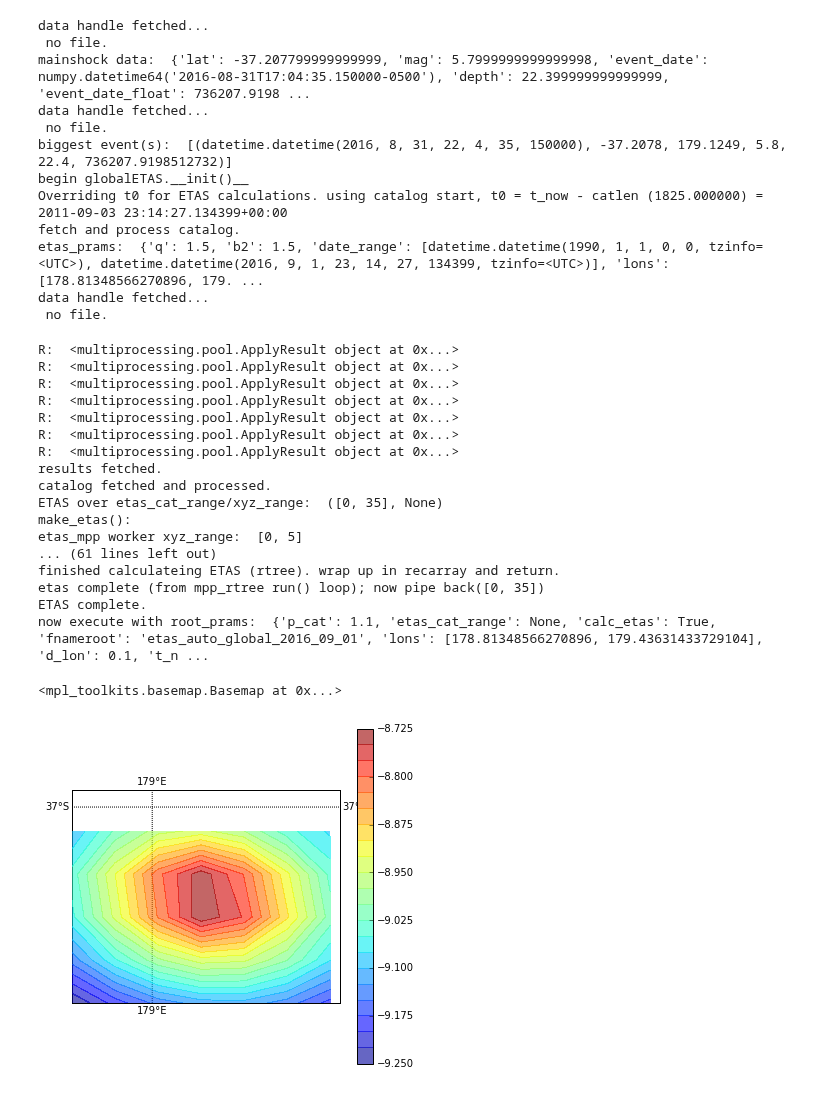
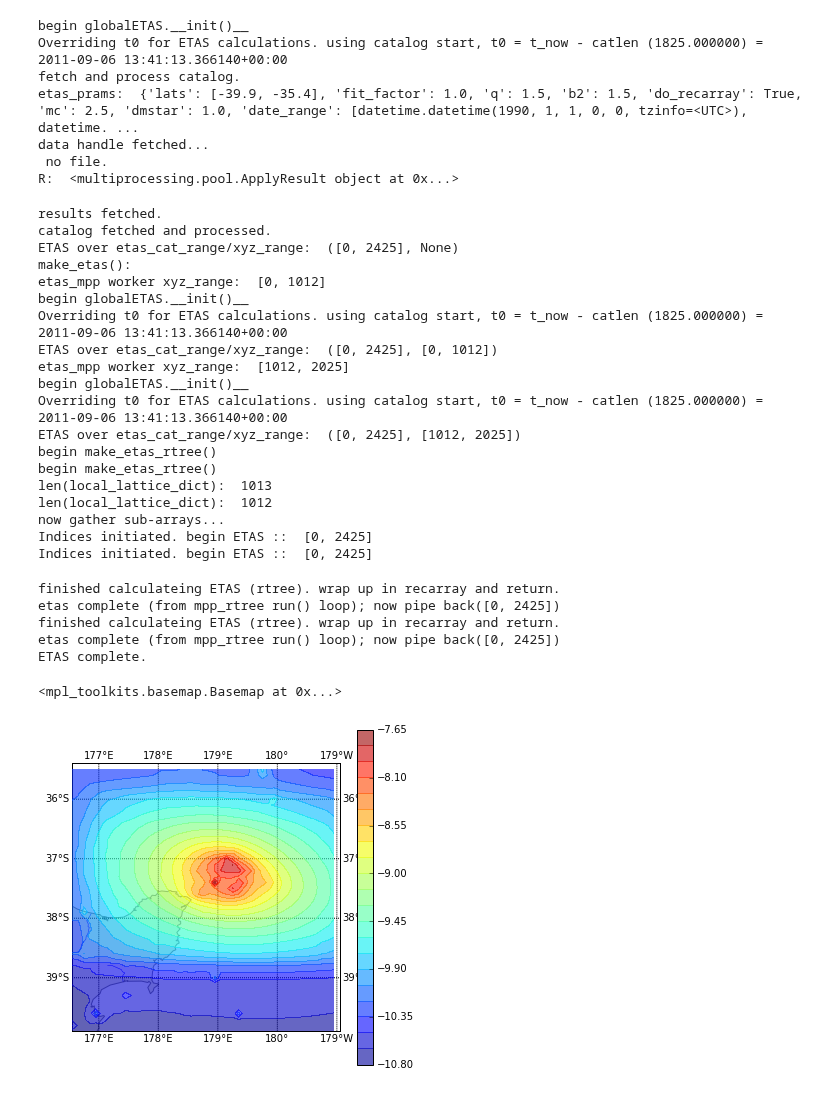
Before and after one commit to markyoder/globalETAS, a Jupyter notebook: NZ_2016_worksheet.ipynb, the cells around one changed output. Cells and saved outputs as stored; diff of their text form; code cells hidden in the pictures.

Commit message:
more to global_etas_figs_revisions plotting routines...

```diff
--- a/NZ_2016_worksheet.ipynb
+++ b/NZ_2016_worksheet.ipynb
@@ -13,42 +17,61 @@ failed while loading urllib and/or urllib. maybe python 3.x?
 # %%
-# etas = global_etas_auto.auto_etas(dt_0=6, lon_center=179.055, lat_center=-37.401, d_lat_0=3., d_lon_0=3., fnameroot='etas_auto_global_2016_09_01',
+###
+#etas = global_etas_auto.auto_etas(dt_0=6, lon_center=179.055, lat_center=-37.401, d_lat_0=3., d_lon_0=3., fnameroot='etas_auto_global_2016_09_01',
 #                                   kmldir='/home/myoder/Dropbox/Research/etas/etas_auto_2016_09_01',
 #                                   to_dt=dtm.datetime(2016,8,31, tzinfo=pytz.timezone('UTC')))
-etas = globalETAS.ETAS_mpp(n_c)
+
+# New Zealand
+d_lat=2.
+d_lon=2.
+ev_lon, ev_lat = (179.05, -37.4)
+t_now = dtm.datetime.now(pytz.timezone('UTC'))
+
+etas = globalETAS.ETAS_mpp(n_cpu=mpp.cpu_count(), lats=[ev_lat-d_lat-.5, ev_lat+d_lat], lons=[ev_lon-d_lon-.5, ev_lon+d_lon], mc=2.5,
+                           transform_ratio_max=5., etas_range_factor=10.0, etas_range_padding=.5, t_now=t_now)
 
 etas.make_etas_contour_map(fignum=0, n_contours=25)
+#
+# get mainshock:
+for ev in reversed(etas.catalog):
+    if ev['mag']>7.:
+        nz_mainshock = ev
+        break
+x,y = etas.cm(nz_mainshock['lon'], nz_mainshock['lat'])
+etas.cm.scatter([x], [y], marker='o', edgecolor='b', fillcolor='none', s=100)
 # %% [output]
+begin globalETAS.__init()__
+Overriding t0 for ETAS calculations. using catalog start, t0 = t_now - catlen (1825.000000) = 2011-09-06 13:41:13.366140+00:00
+fetch and process catalog.
+etas_prams:  {'lats': [-39.9, -35.4], 'fit_factor': 1.0, 'q': 1.5, 'b2': 1.5, 'do_recarray': True, 'mc': 2.5, 'dmstar': 1.0, 'date_range': [datetime.datetime(1990, 1, 1, 0, 0, tzinfo=<UTC>), datetime. ...
 data handle fetched...
  no file.
-mainshock data:  {'lat': -37.207799999999999, 'mag': 5.7999999999999998, 'event_date': numpy.datetime64('2016-08-31T17:04:35.150000-0500'), 'depth': 22.399999999999999, 'event_date_float': 736207.9198 ...
-data handle fetched...
- no file.
-biggest event(s):  [(datetime.datetime(2016, 8, 31, 22, 4, 35, 150000), -37.2078, 179.1249, 5.8, 22.4, 736207.9198512732)]
-begin globalETAS.__init()__
-Overriding t0 for ETAS calculations. using catalog start, t0 = t_now - catlen (1825.000000) = 2011-09-03 23:14:27.134399+00:00
-fetch and process catalog.
-etas_prams:  {'q': 1.5, 'b2': 1.5, 'date_range': [datetime.datetime(1990, 1, 1, 0, 0, tzinfo=<UTC>), datetime.datetime(2016, 9, 1, 23, 14, 27, 134399, tzinfo=<UTC>)], 'lons': [178.81348566270896, 179. ...
-data handle fetched...
- no file.
+R:  <multiprocessing.pool.ApplyResult object at 0x...>
-R:  <multiprocessing.pool.ApplyResult object at 0x...>
-R:  <multiprocessing.pool.ApplyResult object at 0x...>
-R:  <multiprocessing.pool.ApplyResult object at 0x...>
-R:  <multiprocessing.pool.ApplyResult object at 0x...>
-R:  <multiprocessing.pool.ApplyResult object at 0x...>
-R:  <multiprocessing.pool.ApplyResult object at 0x...>
-R:  <multiprocessing.pool.ApplyResult object at 0x...>
 results fetched.
 catalog fetched and processed.
-ETAS over etas_cat_range/xyz_range:  ([0, 35], None)
+ETAS over etas_cat_range/xyz_range:  ([0, 2425], None)
 make_etas():
-etas_mpp worker xyz_range:  [0, 5]
-... (61 lines left out)
-finished calculateing ETAS (rtree). wrap up in recarray and return.
-etas complete (from mpp_rtree run() loop); now pipe back([0, 35])
-ETAS complete.
-now execute with root_prams:  {'p_cat': 1.1, 'etas_cat_range': None, 'calc_etas': True, 'fnameroot': 'etas_auto_global_2016_09_01', 'lons': [178.81348566270896, 179.43631433729104], 'd_lon': 0.1, 't_n ...
+etas_mpp worker xyz_range:  [0, 1012]
+begin globalETAS.__init()__
+Overriding t0 for ETAS calculations. using catalog start, t0 = t_now - catlen (1825.000000) = 2011-09-06 13:41:13.366140+00:00
+ETAS over etas_cat_range/xyz_range:  ([0, 2425], [0, 1012])
+etas_mpp worker xyz_range:  [1012, 2025]
+begin globalETAS.__init()__
+Overriding t0 for ETAS calculations. using catalog start, t0 = t_now - catlen (1825.000000) = 2011-09-06 13:41:13.366140+00:00
+ETAS over etas_cat_range/xyz_range:  ([0, 2425], [1012, 2025])
+begin make_etas_rtree()
+begin make_etas_rtree()
+len(local_lattice_dict):  1013
+len(local_lattice_dict):  1012
+now gather sub-arrays...
+Indices initiated. begin ETAS ::  [0, 2425]
+Indices initiated. begin ETAS ::  [0, 2425]
-<mpl_toolkits.basemap.Basemap at 0x...>
+finished calculateing ETAS (rtree). wrap up in recarray and return.
+etas complete (from mpp_rtree run() loop); now pipe back([0, 2425])
+finished calculateing ETAS (rtree). wrap up in recarray and return.
+etas complete (from mpp_rtree run() loop); now pipe back([0, 2425])
+ETAS complete.
+<mpl_toolkits.basemap.Basemap at 0x...>
-[figure, old version]
+[figure, new version]
 # %%
 
 
```
Also changed, not shown: parts of 13 cells of this notebook, 1 other file.
